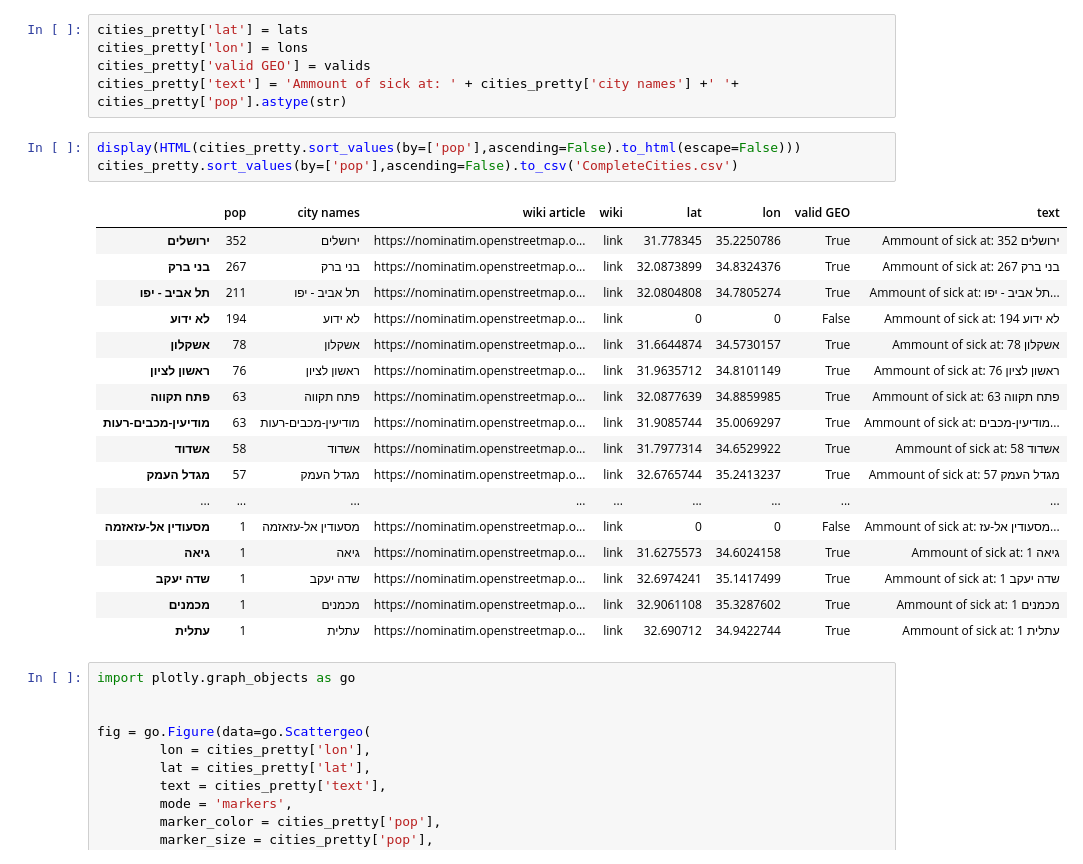
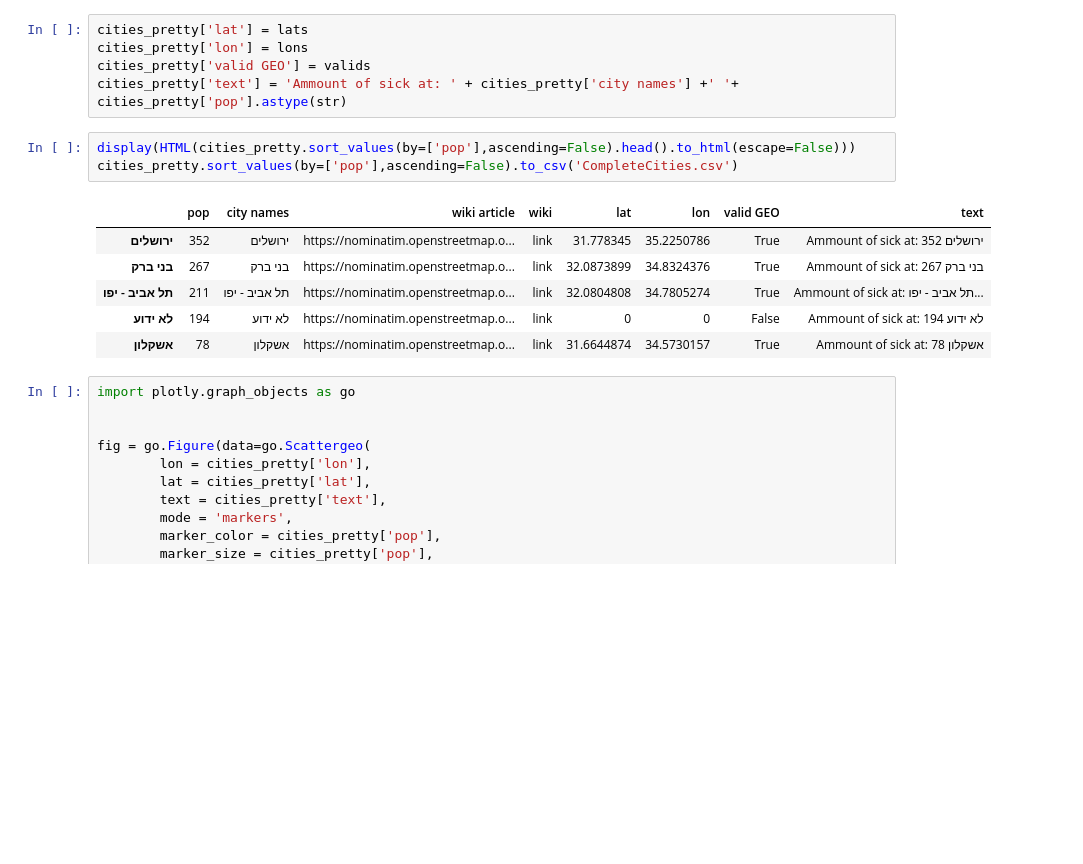
Before and after one commit to nick-armenta/coronaJupyter, a Jupyter notebook: corona cities.ipynb, the cells around one changed output. Cells and saved outputs as stored; diff of their text form; blank space fills up the shorter version.

```diff
--- a/corona cities.ipynb
+++ b/corona cities.ipynb
@@ -106,26 +95,15 @@ cities_pretty['lon'] = lons
 cities_pretty['valid GEO'] = valids
 cities_pretty['text'] = 'Ammount of sick at: ' + cities_pretty['city names'] +' '+ cities_pretty['pop'].astype(str)
 # %%
-display(HTML(cities_pretty.sort_values(by=['pop'],ascending=False).to_html(escape=False)))
+display(HTML(cities_pretty.sort_values(by=['pop'],ascending=False).head().to_html(escape=False)))
 cities_pretty.sort_values(by=['pop'],ascending=False).to_csv('CompleteCities.csv')
 # %% [output]
 |  | pop | city names | wiki article | wiki | lat | lon | valid GEO | text |
 | ירושלים | 352 | ירושלים | https://nominatim.openstreetmap.o... | link | 31.778345 | 35.2250786 | True | Ammount of sick at: ירושלים 352 |
 | בני ברק | 267 | בני ברק | https://nominatim.openstreetmap.o... | link | 32.0873899 | 34.8324376 | True | Ammount of sick at: בני ברק 267 |
 | תל אביב - יפו | 211 | תל אביב - יפו | https://nominatim.openstreetmap.o... | link | 32.0804808 | 34.7805274 | True | Ammount of sick at: תל אביב - יפו... |
 | לא ידוע | 194 | לא ידוע | https://nominatim.openstreetmap.o... | link | 0 | 0 | False | Ammount of sick at: לא ידוע 194 |
 | אשקלון | 78 | אשקלון | https://nominatim.openstreetmap.o... | link | 31.6644874 | 34.5730157 | True | Ammount of sick at: אשקלון 78 |
-| ראשון לציון | 76 | ראשון לציון | https://nominatim.openstreetmap.o... | link | 31.9635712 | 34.8101149 | True | Ammount of sick at: ראשון לציון 76 |
-| פתח תקווה | 63 | פתח תקווה | https://nominatim.openstreetmap.o... | link | 32.0877639 | 34.8859985 | True | Ammount of sick at: פתח תקווה 63 |
-| מודיעין-מכבים-רעות | 63 | מודיעין-מכבים-רעות | https://nominatim.openstreetmap.o... | link | 31.9085744 | 35.0069297 | True | Ammount of sick at: מודיעין-מכבים... |
-| אשדוד | 58 | אשדוד | https://nominatim.openstreetmap.o... | link | 31.7977314 | 34.6529922 | True | Ammount of sick at: אשדוד 58 |
-| מגדל העמק | 57 | מגדל העמק | https://nominatim.openstreetmap.o... | link | 32.6765744 | 35.2413237 | True | Ammount of sick at: מגדל העמק 57 |
-| ... | ... | ... | ... | ... | ... | ... | ... | ... |
-| מסעודין אל-עזאזמה | 1 | מסעודין אל-עזאזמה | https://nominatim.openstreetmap.o... | link | 0 | 0 | False | Ammount of sick at: מסעודין אל-עז... |
-| גיאה | 1 | גיאה | https://nominatim.openstreetmap.o... | link | 31.6275573 | 34.6024158 | True | Ammount of sick at: גיאה 1 |
-| שדה יעקב | 1 | שדה יעקב | https://nominatim.openstreetmap.o... | link | 32.6974241 | 35.1417499 | True | Ammount of sick at: שדה יעקב 1 |
-| מכמנים | 1 | מכמנים | https://nominatim.openstreetmap.o... | link | 32.9061108 | 35.3287602 | True | Ammount of sick at: מכמנים 1 |
-| עתלית | 1 | עתלית | https://nominatim.openstreetmap.o... | link | 32.690712 | 34.9422744 | True | Ammount of sick at: עתלית 1 |
 # %%
 import plotly.graph_objects as go
 
```
Also changed, not shown: parts of 3 cells of this notebook, 3 other files.
